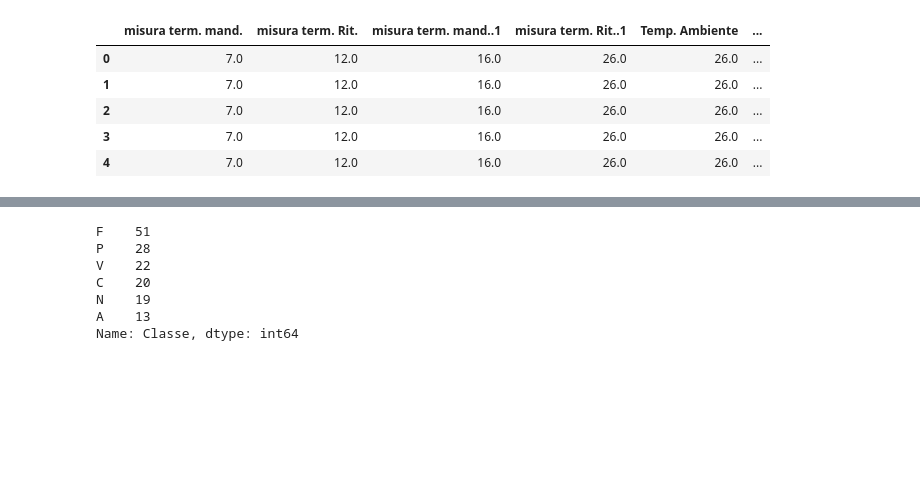
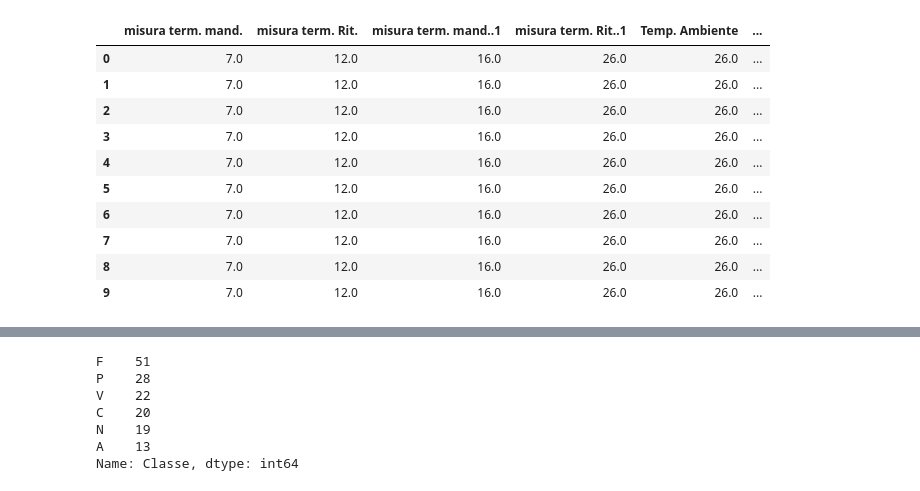
Before and after one commit to leptoquark/MapStore, a Jupyter notebook: frasal.ipynb, the cells around one changed output, grey strips where cells are left out. Drawn from its saved outputs; the diff is of its cells as text; code cells hidden in the pictures; blank space fills up the shorter version.

```diff
--- a/frasal.ipynb
+++ b/frasal.ipynb
@@ -28,9 +56,14 @@ data = load_frasal_data()
 # %%
-data.head()
+data.head(10)
 # %% [output]
 |  | misura term. mand. | misura term. Rit. | misura term. mand..1 | misura term. Rit..1 | Temp. Ambiente | ... |
 | 0 | 7.0 | 12.0 | 16.0 | 26.0 | 26.0 | ... |
 | 1 | 7.0 | 12.0 | 16.0 | 26.0 | 26.0 | ... |
 | 2 | 7.0 | 12.0 | 16.0 | 26.0 | 26.0 | ... |
 | 3 | 7.0 | 12.0 | 16.0 | 26.0 | 26.0 | ... |
 | 4 | 7.0 | 12.0 | 16.0 | 26.0 | 26.0 | ... |
+| 5 | 7.0 | 12.0 | 16.0 | 26.0 | 26.0 | ... |
+| 6 | 7.0 | 12.0 | 16.0 | 26.0 | 26.0 | ... |
+| 7 | 7.0 | 12.0 | 16.0 | 26.0 | 26.0 | ... |
+| 8 | 7.0 | 12.0 | 16.0 | 26.0 | 26.0 | ... |
+| 9 | 7.0 | 12.0 | 16.0 | 26.0 | 26.0 | ... |
```
Also changed, not shown: parts of 40 cells of this notebook.
